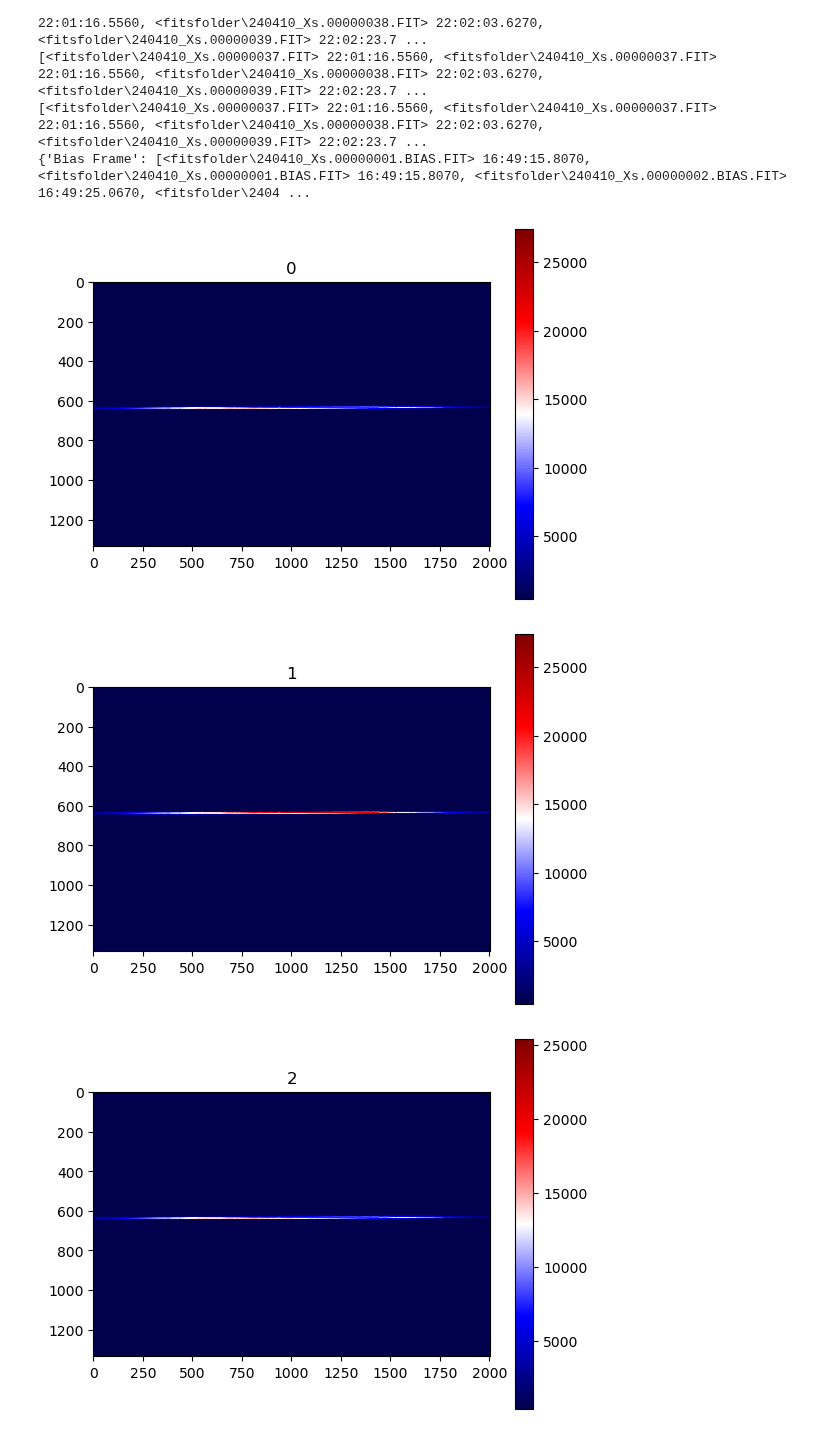
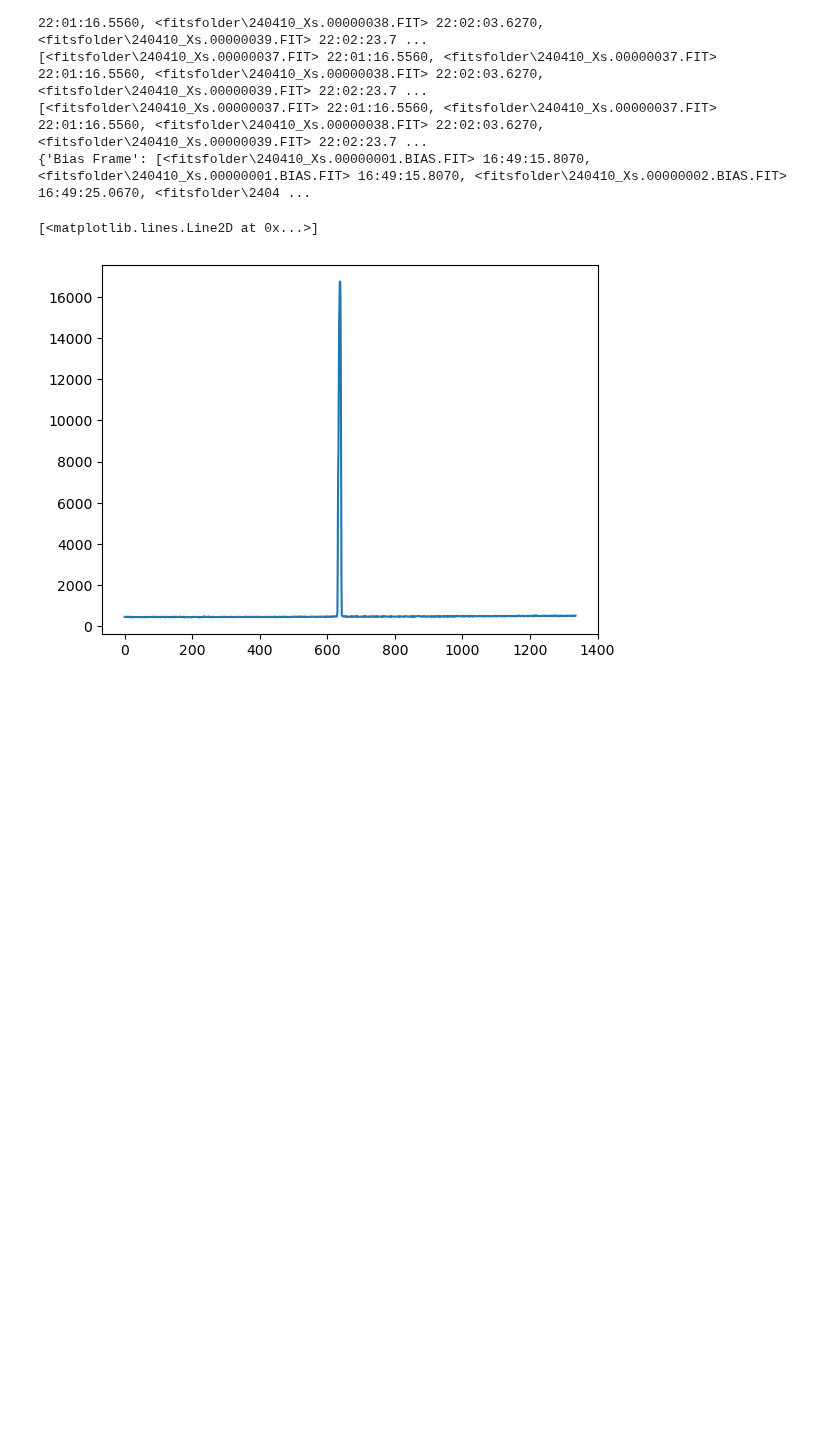
Before and after one commit to Timobrenn/G99-Spectroscopy, a Jupyter notebook: root/testing/fitstest.ipynb, the cells around one changed output. Saved outputs shown, nothing was run; the diff lists cells and outputs as text; code cells hidden in the pictures; blank space fills up the shorter version.

```diff
--- a/root/testing/fitstest.ipynb
+++ b/root/testing/fitstest.ipynb
@@ -23,13 +27,20 @@ Skipping fitsfolder\fibres.png
 # %%
 from matplotlib.pyplot import subplots, show, close
-for i, hdu in enumerate(obs.hdu_sep["Light Frame"]):
-    fig, ax = subplots()
-    ax.set_title(f"{i}")
-    im = ax.imshow(hdu.data, cmap="seismic")
-    fig.colorbar(im, ax=ax)
-    show()
-    close(fig)
+# for i, hdu in enumerate(obs.hdu_sep["Light Frame"]):
+#     fig, ax = subplots()
+#     ax.set_title(f"{i}")
+#     im = ax.imshow(hdu.data, cmap="seismic")
+#     fig.colorbar(im, ax=ax)
+#     show()
+#     close(fig)
+#
+slc = 1500
+# print(obs.hdu_sep["Light Frame"])
+# exp = obs.hdu_sep["Dark Frame"][1].header["EXPTIME"]
+# adj = (obs.hdu_sep["Dark Frame"][1].data[:,slc]-obs.masterbias[:,slc])/exp
+fig, ax = subplots()
+# ax.plot(adj*exp-obs.masterbias[:,slc])
+ax.plot(obs.hdu_sep["Light Frame"][1].data[:,slc])
 # %% [output]
+[<matplotlib.lines.Line2D at 0x...>]
-[figure, old version]
+[figure, new version]
-[figure, removed]
-[figure, removed]
```
Also changed, not shown: parts of 7 cells of this notebook, 4 other files.
